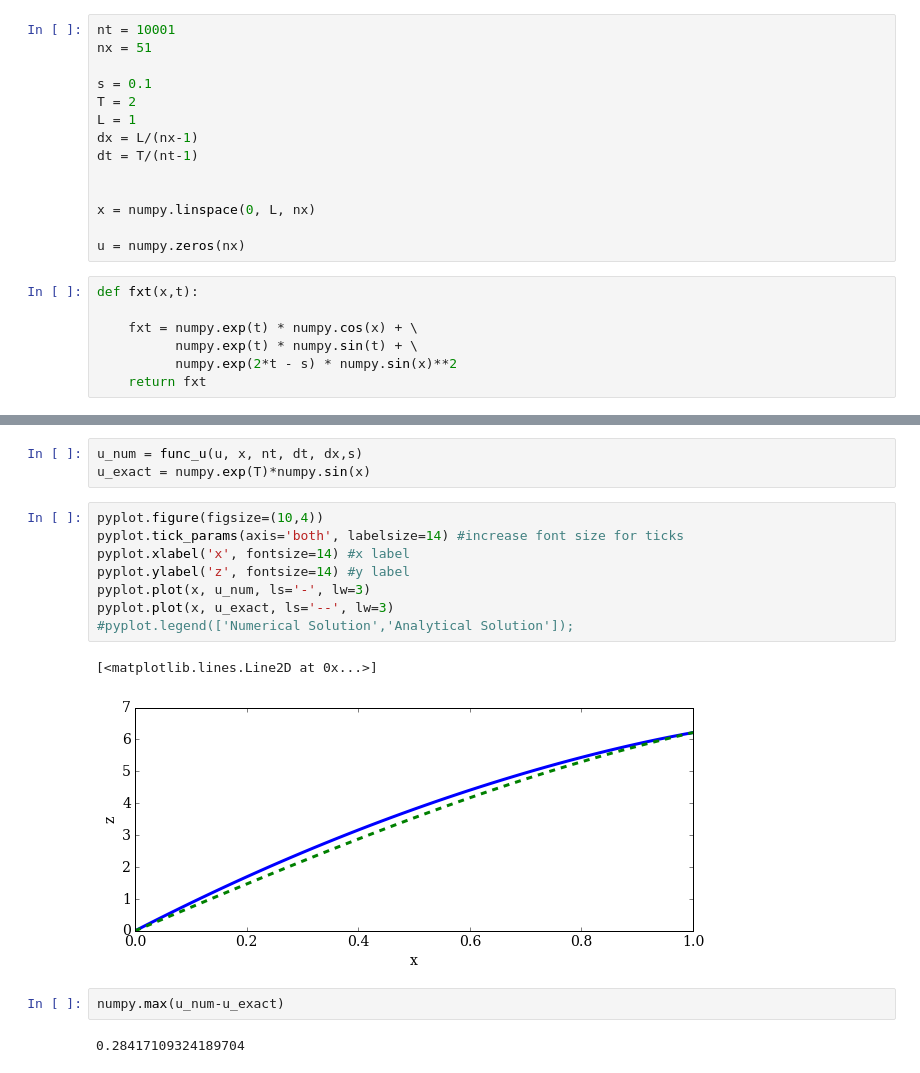
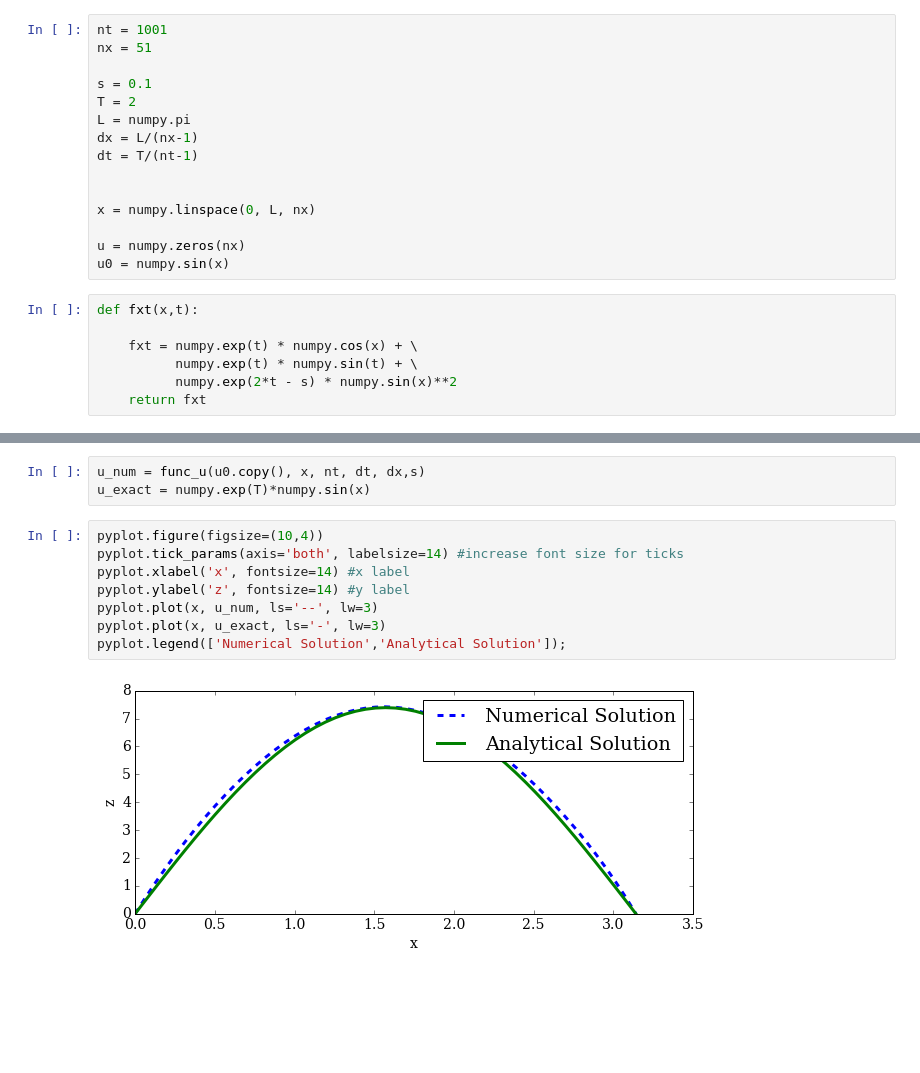
Before and after one commit to numerical-mooc/assignment-bank-2016, a Jupyter notebook: jameswu/Time_Delay_PDE.ipynb, the cells around one changed output, grey strips where cells are left out. Cells and saved outputs as stored; diff of their text form; blank space fills up the shorter version.

```diff
--- a/jameswu/Time_Delay_PDE.ipynb
+++ b/jameswu/Time_Delay_PDE.ipynb
@@ -8,12 +8,12 @@ from IPython.display import HTML
 rcParams['font.family'] = 'serif'
 rcParams['font.size'] = 16
 # %%
-nt = 10001
+nt = 1001
 nx = 51
 
 s = 0.1
 T = 2
-L = 1
+L = numpy.pi
 dx = L/(nx-1)
 dt = T/(nt-1)
 
@@ -21,6 +21,7 @@ dt = T/(nt-1)
 x = numpy.linspace(0, L, nx)
 
 u = numpy.zeros(nx)
+u0 = numpy.sin(x)
 # %%
 def fxt(x,t):
 
@@ -53,20 +53,15 @@ def func_u(u, x, nt, dt, dx,s):
 
     return u
 # %%
-u_num = func_u(u, x, nt, dt, dx,s)
+u_num = func_u(u0.copy(), x, nt, dt, dx,s)
 u_exact = numpy.exp(T)*numpy.sin(x)
 # %%
 pyplot.figure(figsize=(10,4))
 pyplot.tick_params(axis='both', labelsize=14) #increase font size for ticks
 pyplot.xlabel('x', fontsize=14) #x label
 pyplot.ylabel('z', fontsize=14) #y label
-pyplot.plot(x, u_num, ls='-', lw=3)
-pyplot.plot(x, u_exact, ls='--', lw=3)
-#pyplot.legend(['Numerical Solution','Analytical Solution']);
+pyplot.plot(x, u_num, ls='--', lw=3)
+pyplot.plot(x, u_exact, ls='-', lw=3)
+pyplot.legend(['Numerical Solution','Analytical Solution']);
 # %% [output]
-[<matplotlib.lines.Line2D at 0x...>]
-[figure, old version]
+[figure, new version]
-# %%
-numpy.max(u_num-u_exact)
-# %% [output]
-0.28417109324189704
```
Also changed, not shown: parts of 3 cells of this notebook.
